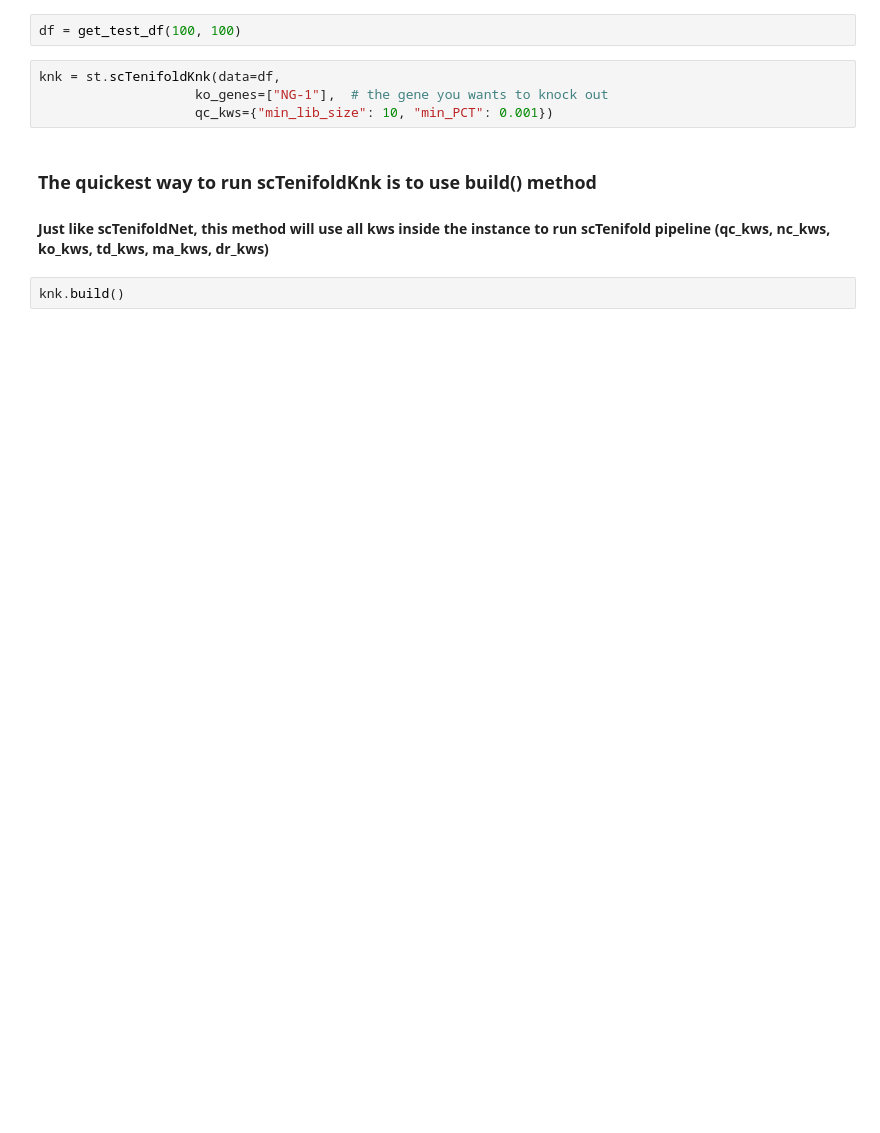
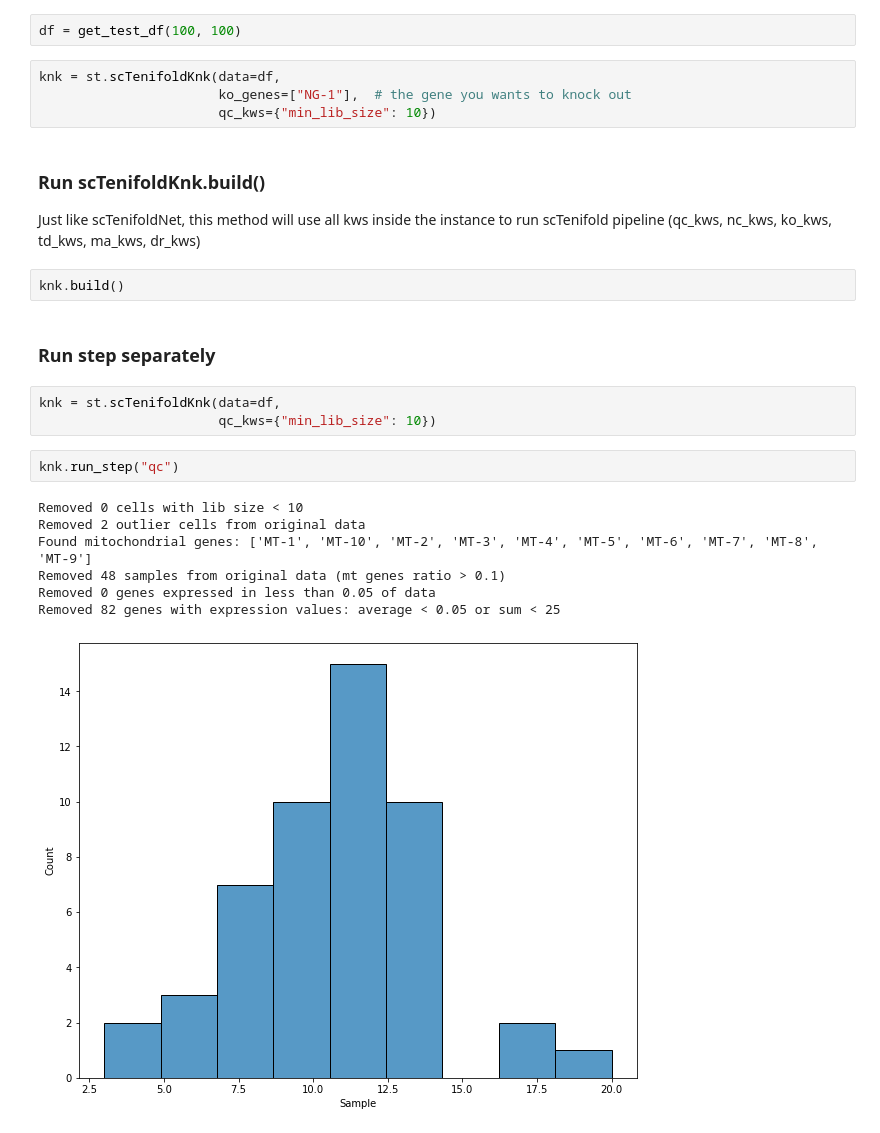
Before and after one commit to qwerty239qwe/scTenifoldpy, a Jupyter notebook: docs/source/3_knock_out.ipynb, the cells around one changed output. Cells and saved outputs as stored; diff of their text form; blank space fills up the shorter version.

```diff
--- a/docs/source/3_knock_out.ipynb
+++ b/docs/source/3_knock_out.ipynb
@@ -10,10 +7,25 @@ from scTenifold.data import get_test_df
 df = get_test_df(100, 100)
 # %%
 knk = st.scTenifoldKnk(data=df,
-                    ko_genes=["NG-1"],  # the gene you wants to knock out
-                    qc_kws={"min_lib_size": 10, "min_PCT": 0.001})
+                       ko_genes=["NG-1"],  # the gene you wants to knock out
+                       qc_kws={"min_lib_size": 10})
 # %% [markdown]
-### The quickest way to run scTenifoldKnk is to use build() method</br>
-#### Just like scTenifoldNet, this method will use all kws inside the instance to run scTenifold pipeline (qc_kws, nc_kws, ko_kws, td_kws, ma_kws, dr_kws)
+### Run scTenifoldKnk.build()</br>
+Just like scTenifoldNet, this method will use all kws inside the instance to run scTenifold pipeline (qc_kws, nc_kws, ko_kws, td_kws, ma_kws, dr_kws)
 # %%
 knk.build()
+# %% [markdown]
+### Run step separately
+# %%
+knk = st.scTenifoldKnk(data=df,
+                       qc_kws={"min_lib_size": 10})
+# %%
+knk.run_step("qc")
+# %% [output]
+Removed 0 cells with lib size < 10
+Removed 2 outlier cells from original data
+Found mitochondrial genes: ['MT-1', 'MT-10', 'MT-2', 'MT-3', 'MT-4', 'MT-5', 'MT-6', 'MT-7', 'MT-8', 'MT-9']
+Removed 48 samples from original data (mt genes ratio > 0.1)
+Removed 0 genes expressed in less than 0.05 of data
+Removed 82 genes with expression values: average < 0.05 or sum < 25
+[figure, added]
```
Also changed, not shown: parts of 15 cells of this notebook, 6 other files.
